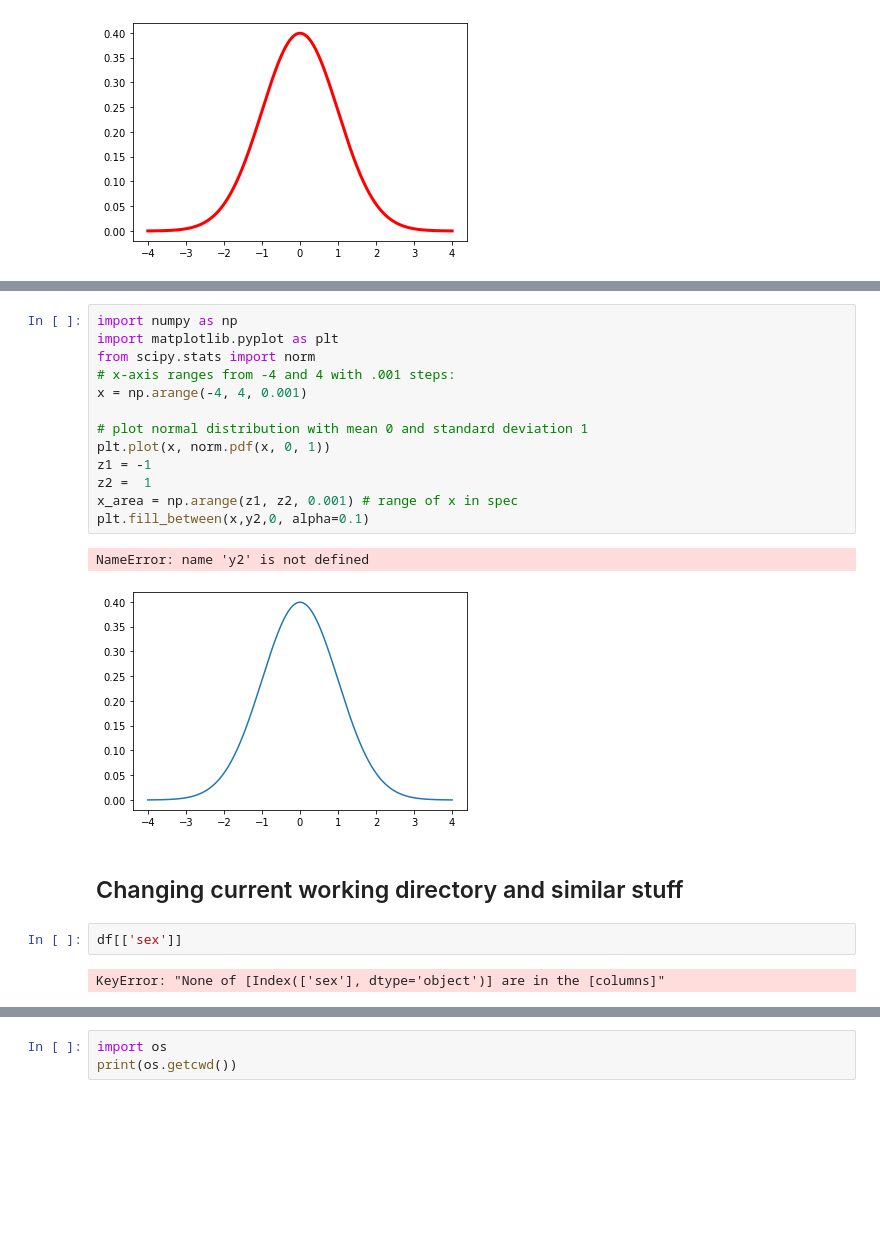
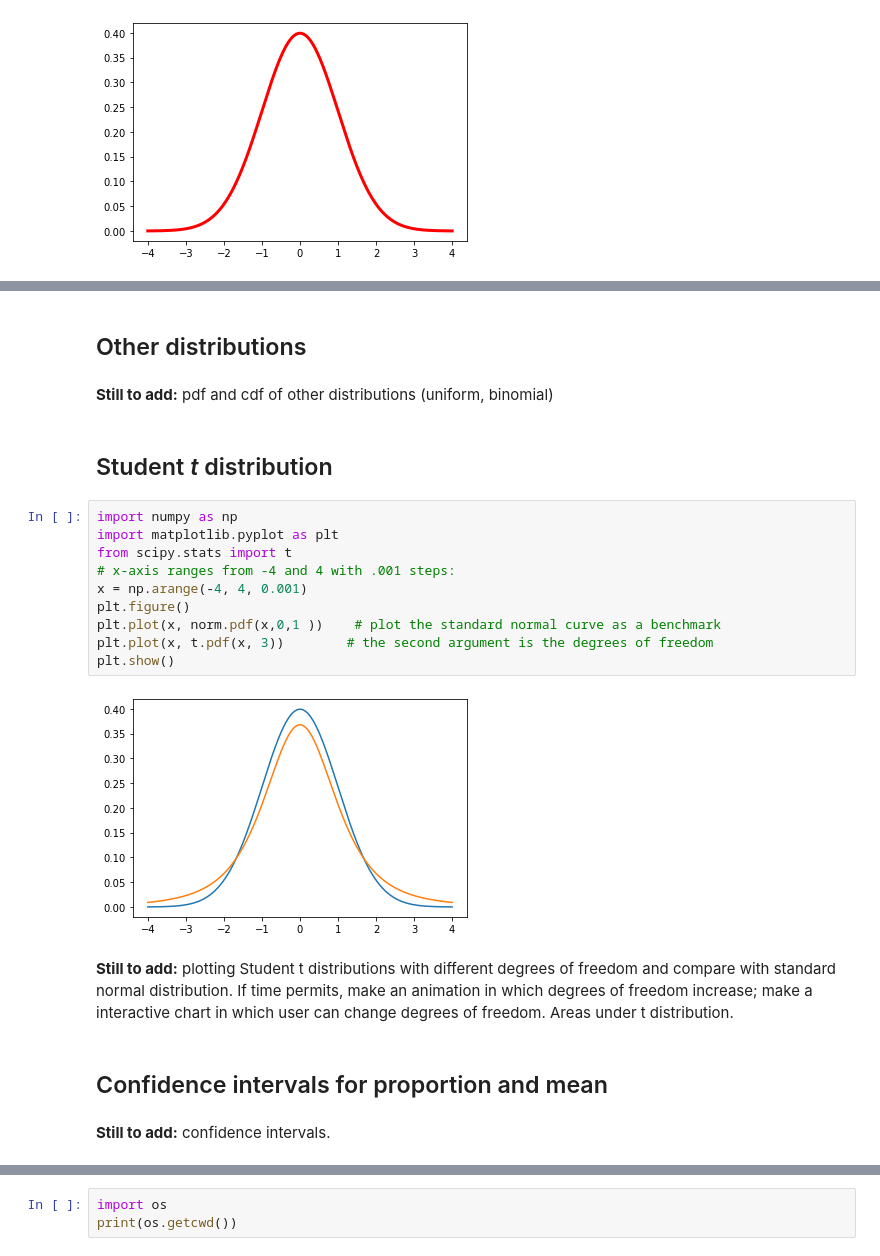
Before and after one commit to luc-hens/statistics-with-python, a Jupyter notebook: Statistics-I-using-Python.ipynb, the cells around one changed output, grey strips where cells are left out. Cells and saved outputs as stored; diff of their text form; blank space fills up the shorter version.

```diff
--- a/Statistics-I-using-Python.ipynb
+++ b/Statistics-I-using-Python.ipynb
@@ -440,22 +645,24 @@ For a worked-out example, see: https://pythonforundergradengineers.com/plotting-
+# %% [markdown]
+## Other distributions
+# %% [markdown]
+**Still to add:** pdf and cdf of other distributions (uniform, binomial)
+# %% [markdown]
+## Student *t* distribution
 # %%
 import numpy as np
 import matplotlib.pyplot as plt
-from scipy.stats import norm
+from scipy.stats import t
 # x-axis ranges from -4 and 4 with .001 steps:
 x = np.arange(-4, 4, 0.001)
-
-# plot normal distribution with mean 0 and standard deviation 1
-plt.plot(x, norm.pdf(x, 0, 1))
-z1 = -1
-z2 =  1
-x_area = np.arange(z1, z2, 0.001) # range of x in spec
-plt.fill_between(x,y2,0, alpha=0.1)
+plt.figure()
+plt.plot(x, norm.pdf(x,0,1 ))    # plot the standard normal curve as a benchmark
+plt.plot(x, t.pdf(x, 3))        # the second argument is the degrees of freedom
+plt.show()
 # %% [output]
-NameError: name 'y2' is not defined
-[figure, old version]
+[figure, new version]
-# %% [markdown]
-## Changing current working directory and similar stuff
-# %%
-df[['sex']]
-# %% [output]
-KeyError: "None of [Index(['sex'], dtype='object')] are in the [columns]"
+# %% [markdown]
+**Still to add:** plotting Student t distributions with different degrees of freedom and compare with standard normal distribution. If time permits, make an animation in which degrees of freedom increase; make a interactive chart in which user can change degrees of freedom. Areas under t distribution.
+# %% [markdown]
+## Confidence intervals for proportion and mean
+# %% [markdown]
+**Still to add:** confidence intervals.
```
Also changed, not shown: parts of 96 cells of this notebook.
